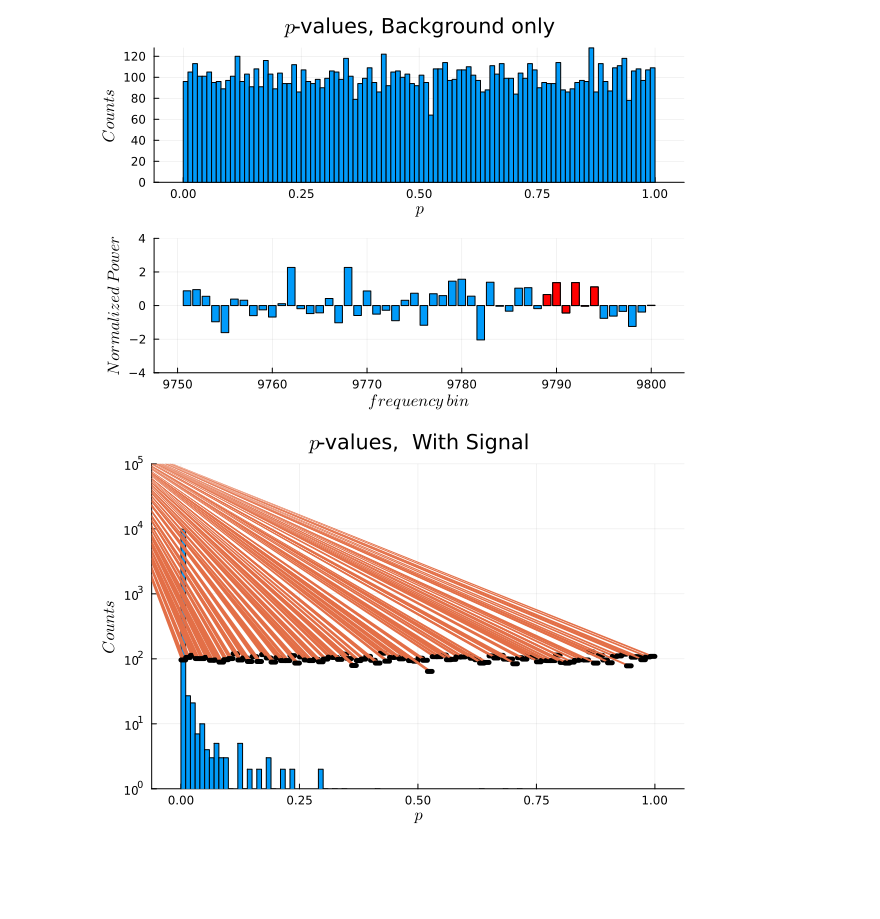
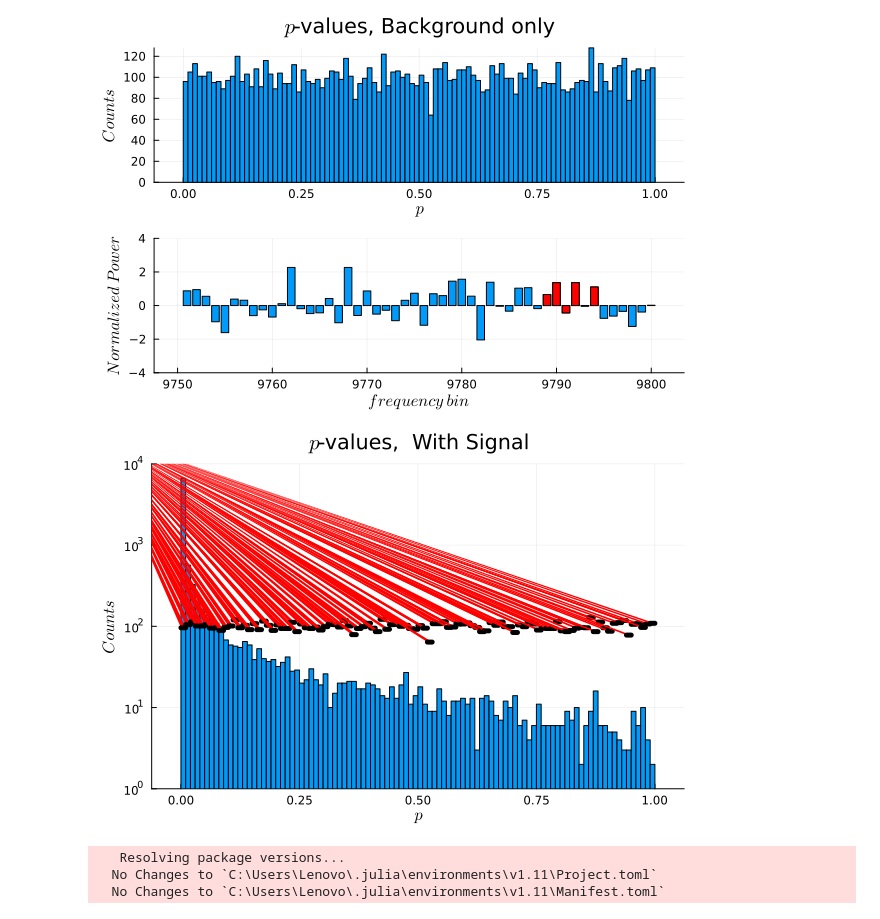
Before and after one commit to SutirthaMukherjee2004/Dark_Matter_Magnetized_Disc_Mirror_Axion_Dielectric_Haloscope_Experiment, a Jupyter notebook: MADMAX_1.ipynb, the cells around one changed output. Cells and saved outputs as stored; diff of their text form; code cells hidden in the pictures; blank space fills up the shorter version.

```diff
--- a/MADMAX_1.ipynb
+++ b/MADMAX_1.ipynb
@@ -357,7 +358,15 @@ for i=1:nsanity
     pvs[i] = squares_pvalue_approx(Squares[1],Ns1, epsp)
 end
 # %%
-p3=histogram(pvs,bins=100,yaxis=:log10,ylims=(1,100000),legend=:none,xlabel=L"$p$", ylabel=L"Counts",title=L"$p$-values,  With Signal")
-p3=histogram!(pv,bins=100,colow="red",xlabel=L"$p$", ylabel=L"Counts",lw=5)
+using Plots
+p3=histogram(pvs,bins=100,yaxis=:log10,ylims=(1,10000),legend=:none,xlabel=L"$p$", ylabel=L"Counts",title=L"$p$-values,  With Signal")
+p3=histogram!([pv],bins=100,color="red",xlabel=L"$p$", ylabel=L"Counts",lw=5)
 # %% [output]
-[figure, old version]
+[figure, new version]
+# %%
+import Pkg
+Pkg.add("DSP")
+# %% [output]
+   Resolving package versions...
+  No Changes to `C:\Users\Lenovo\.julia\environments\v1.11\Project.toml`
+  No Changes to `C:\Users\Lenovo\.julia\environments\v1.11\Manifest.toml`
```
Also changed, not shown: parts of 7 cells of this notebook, 4 other files.
